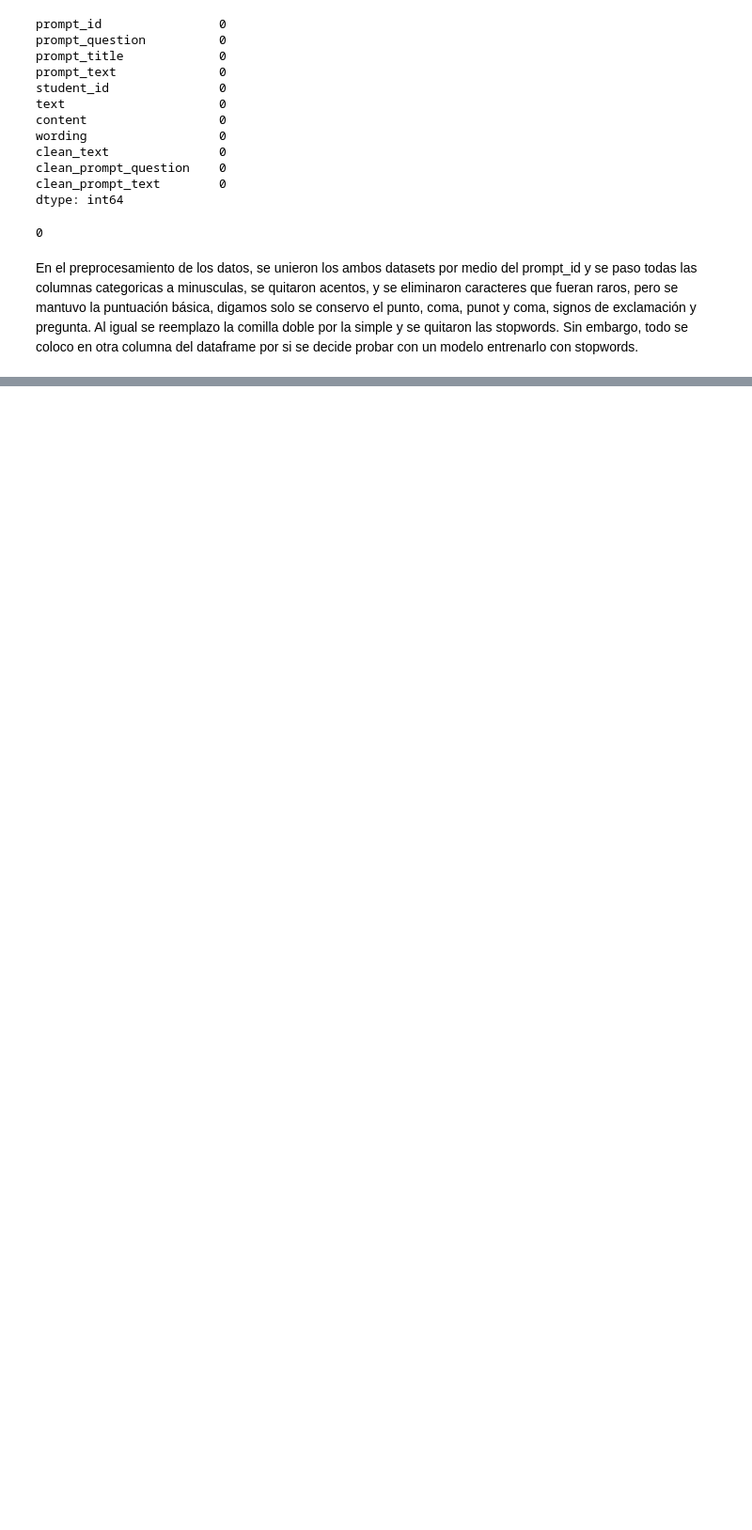
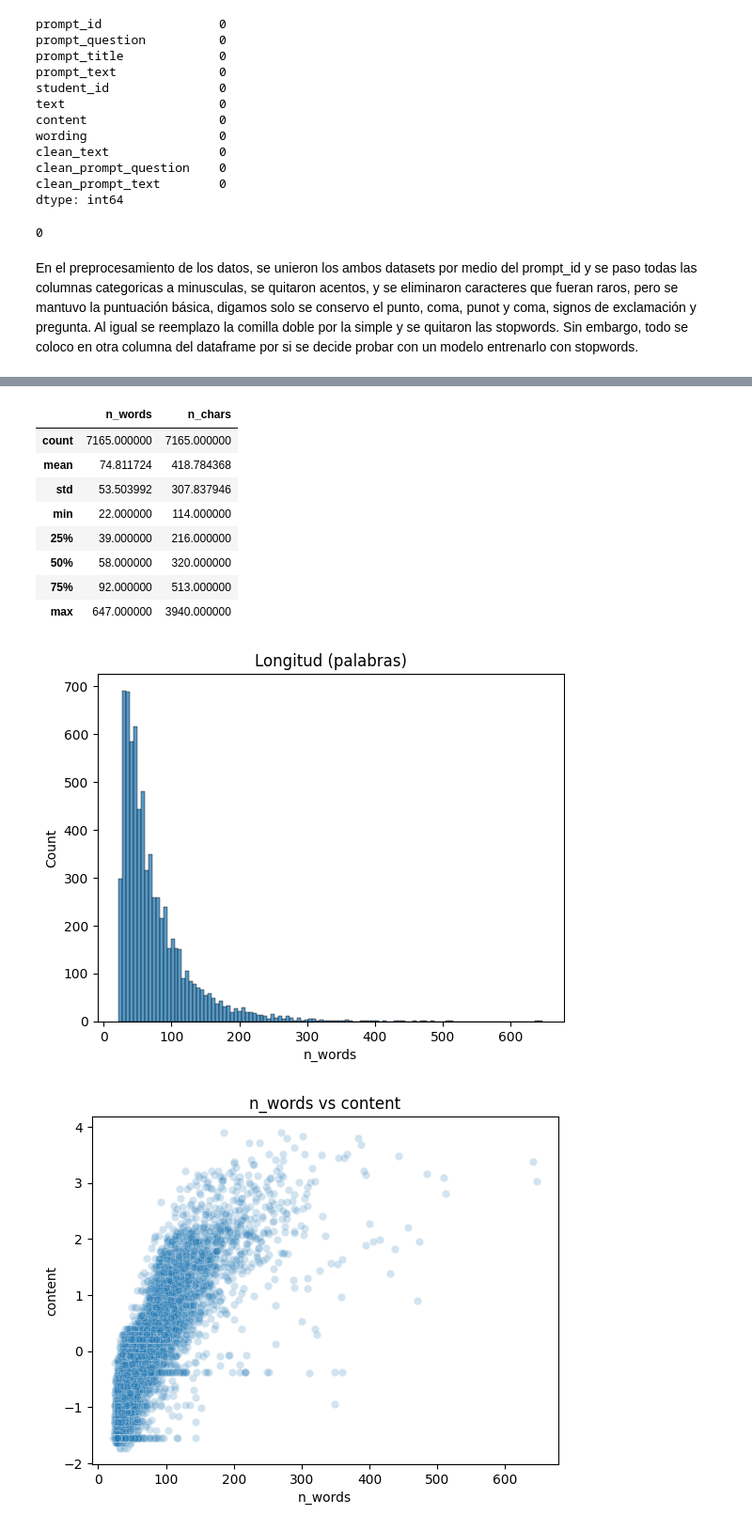
Before and after one commit to DiegoGarV/Proyecto2-DS, a Jupyter notebook: src/main.ipynb, the cells around one changed output, grey strips where cells are left out. Shown: that part at 94% size. Saved outputs shown, nothing was run; the diff lists cells and outputs as text; code cells hidden in the pictures; blank space fills up the shorter version.

Commit message:
feat: analysis of words quantity

```diff
--- a/src/main.ipynb
+++ b/src/main.ipynb
@@ -211,0 +261,21 @@ En el preprocesamiento de los datos, se unieron los ambos datasets por medio del
+# %%
+# Longitud de textos y su relacion con las notas
+df_merged['n_words'] = df_merged['text'].str.split().str.len()
+df_merged['n_chars'] = df_merged['text'].str.len()
+display(df_merged[['n_words','n_chars']].describe())
+
+sns.histplot(df_merged['n_words']); plt.title('Longitud (palabras)'); plt.show()
+sns.scatterplot(data=df_merged, x='n_words', y='content', alpha=0.2); plt.title('n_words vs content'); plt.show()
+sns.scatterplot(data=df_merged, x='n_words', y='wording', alpha=0.2); plt.title('n_words vs wording'); plt.show()
+# %% [output]
+|  | n_words | n_chars |
+| count | 7165.000000 | 7165.000000 |
+| mean | 74.811724 | 418.784368 |
+| std | 53.503992 | 307.837946 |
+| min | 22.000000 | 114.000000 |
+| 25% | 39.000000 | 216.000000 |
+| 50% | 58.000000 | 320.000000 |
+| 75% | 92.000000 | 513.000000 |
+| max | 647.000000 | 3940.000000 |
+[figure, added]
+[figure, added]
```
Also changed, not shown: parts of 10 cells of this notebook.
